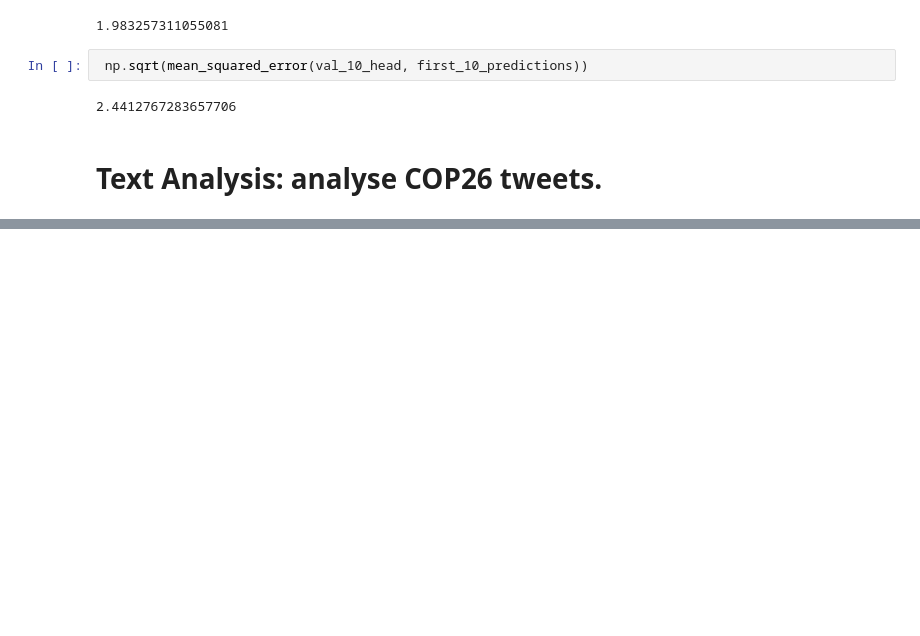
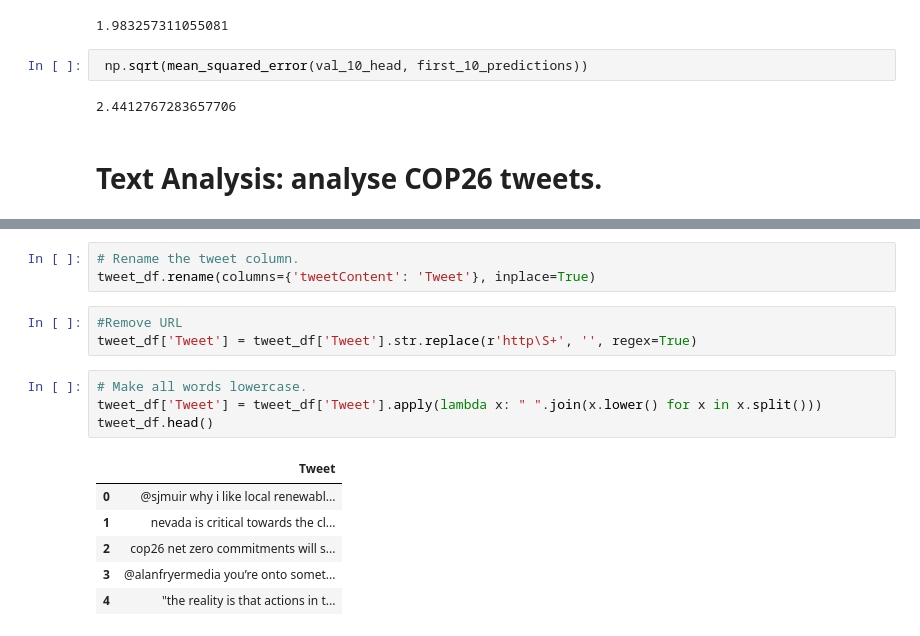
Before and after one commit to Er90Space/IntegratedCA2_ML-DV_CCT, a Jupyter notebook: CA2_ML_Dvis.ipynb, the cells around one changed output, grey strips where cells are left out. Drawn from its saved outputs; the diff is of its cells as text; blank space fills up the shorter version.

```diff
--- a/CA2_ML_Dvis.ipynb
+++ b/CA2_ML_Dvis.ipynb
@@ -605,0 +654,17 @@ UnicodeDecodeError: 'utf-8' codec can't decode byte 0x95 in position 1356: inval
+# %%
+# Rename the tweet column.
+tweet_df.rename(columns={'tweetContent': 'Tweet'}, inplace=True)
+# %%
+#Remove URL
+tweet_df['Tweet'] = tweet_df['Tweet'].str.replace(r'http\S+', '', regex=True)
+# %%
+# Make all words lowercase.
+tweet_df['Tweet'] = tweet_df['Tweet'].apply(lambda x: " ".join(x.lower() for x in x.split()))
+tweet_df.head()
+# %% [output]
+|  | Tweet |
+| 0 | @sjmuir why i like local renewabl... |
+| 1 | nevada is critical towards the cl... |
+| 2 | cop26 net zero commitments will s... |
+| 3 | @alanfryermedia you’re onto somet... |
+| 4 | "the reality is that actions in t... |
```
Also changed, not shown: parts of 12 cells of this notebook, 2 other files.
